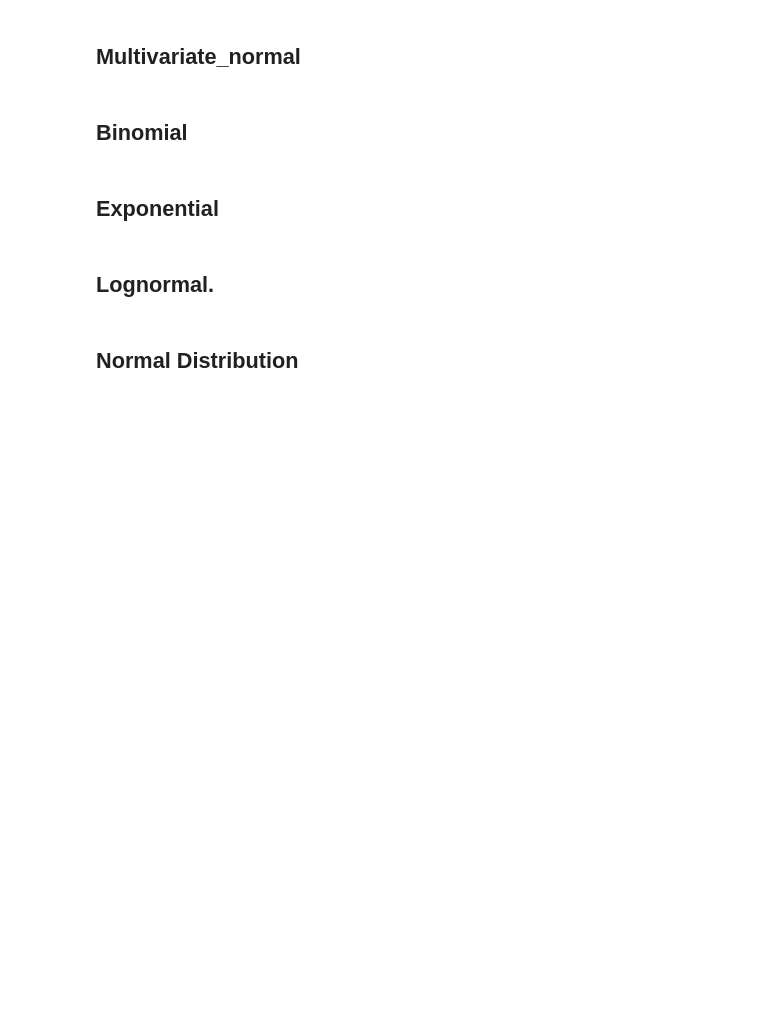
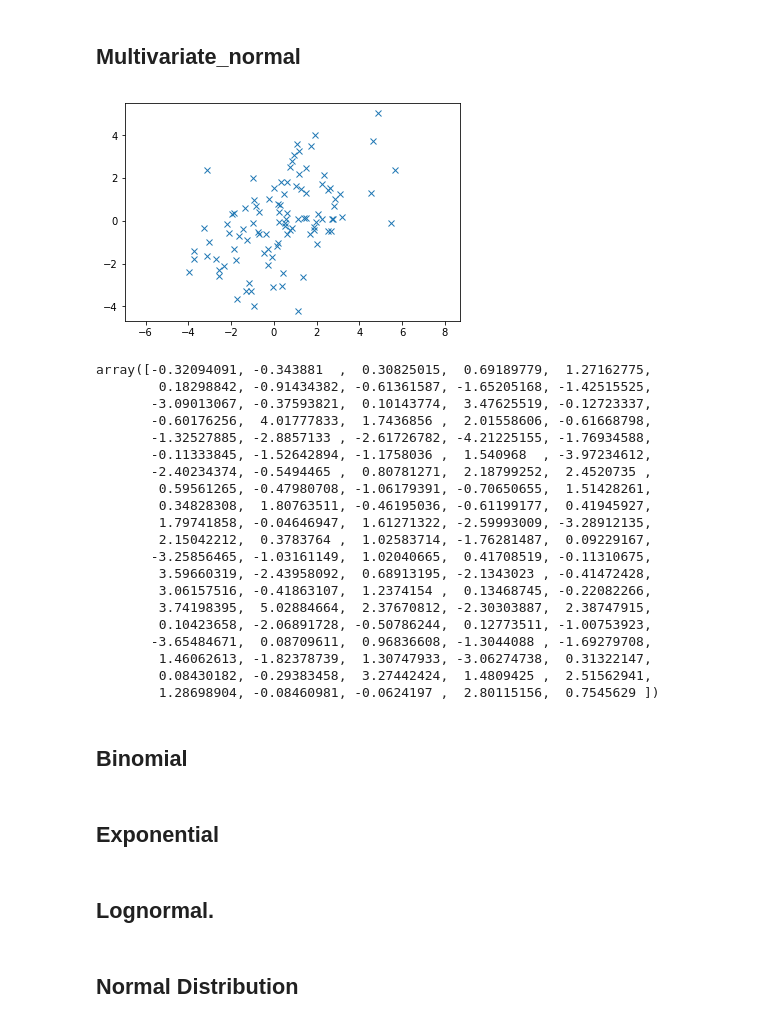
Before and after one commit to healyshane/programming_for_data_analysis-practical_assignment, a Jupyter notebook: Programming for Data Analysis_Assignment.ipynb, the cells around one changed output. Cells and saved outputs as stored; diff of their text form; code cells hidden in the pictures; blank space fills up the shorter version.

```diff
--- a/Programming for Data Analysis_Assignment.ipynb
+++ b/Programming for Data Analysis_Assignment.ipynb
@@ -348,5 +337,36 @@ plt.show()
 # %% [markdown]
 ## Multivariate_normal
+# %%
+mean = [0, 0]
+cov = [[4,2], [2,4]]  # diagonal covariance
+x, y = np.random.multivariate_normal(mean, cov, 100).T
+plt.plot(x, y, 'x')
+plt.axis('equal')
+plt.show()
+
+y
+# %% [output]
+[figure, added]
+array([-0.32094091, -0.343881  ,  0.30825015,  0.69189779,  1.27162775,
+        0.18298842, -0.91434382, -0.61361587, -1.65205168, -1.42515525,
+       -3.09013067, -0.37593821,  0.10143774,  3.47625519, -0.12723337,
+       -0.60176256,  4.01777833,  1.7436856 ,  2.01558606, -0.61668798,
+       -1.32527885, -2.8857133 , -2.61726782, -4.21225155, -1.76934588,
+       -0.11333845, -1.52642894, -1.1758036 ,  1.540968  , -3.97234612,
+       -2.40234374, -0.5494465 ,  0.80781271,  2.18799252,  2.4520735 ,
+        0.59561265, -0.47980708, -1.06179391, -0.70650655,  1.51428261,
+        0.34828308,  1.80763511, -0.46195036, -0.61199177,  0.41945927,
+        1.79741858, -0.04646947,  1.61271322, -2.59993009, -3.28912135,
+        2.15042212,  0.3783764 ,  1.02583714, -1.76281487,  0.09229167,
+       -3.25856465, -1.03161149,  1.02040665,  0.41708519, -0.11310675,
+        3.59660319, -2.43958092,  0.68913195, -2.1343023 , -0.41472428,
+        3.06157516, -0.41863107,  1.2374154 ,  0.13468745, -0.22082266,
+        3.74198395,  5.02884664,  2.37670812, -2.30303887,  2.38747915,
+        0.10423658, -2.06891728, -0.50786244,  0.12773511, -1.00753923,
+       -3.65484671,  0.08709611,  0.96836608, -1.3044088 , -1.69279708,
+        1.46062613, -1.82378739,  1.30747933, -3.06274738,  0.31322147,
+        0.08430182, -0.29383458,  3.27442424,  1.4809425 ,  2.51562941,
+        1.28698904, -0.08460981, -0.0624197 ,  2.80115156,  0.7545629 ])
 # %% [markdown]
 ## Binomial
 # %% [markdown]
```
Also changed, not shown: parts of 30 cells of this notebook.
